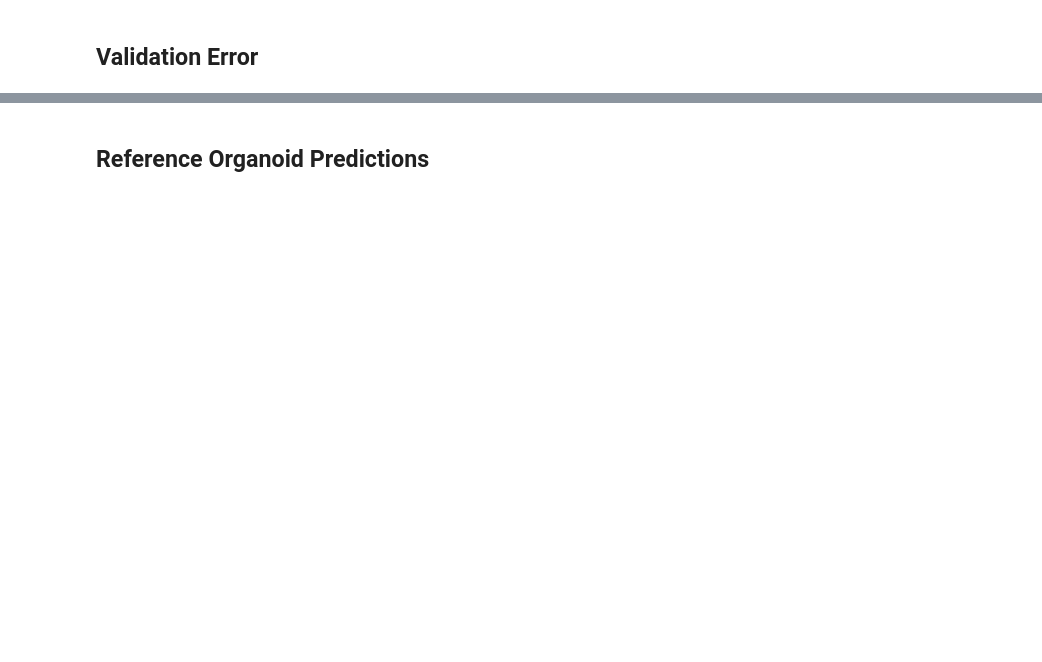
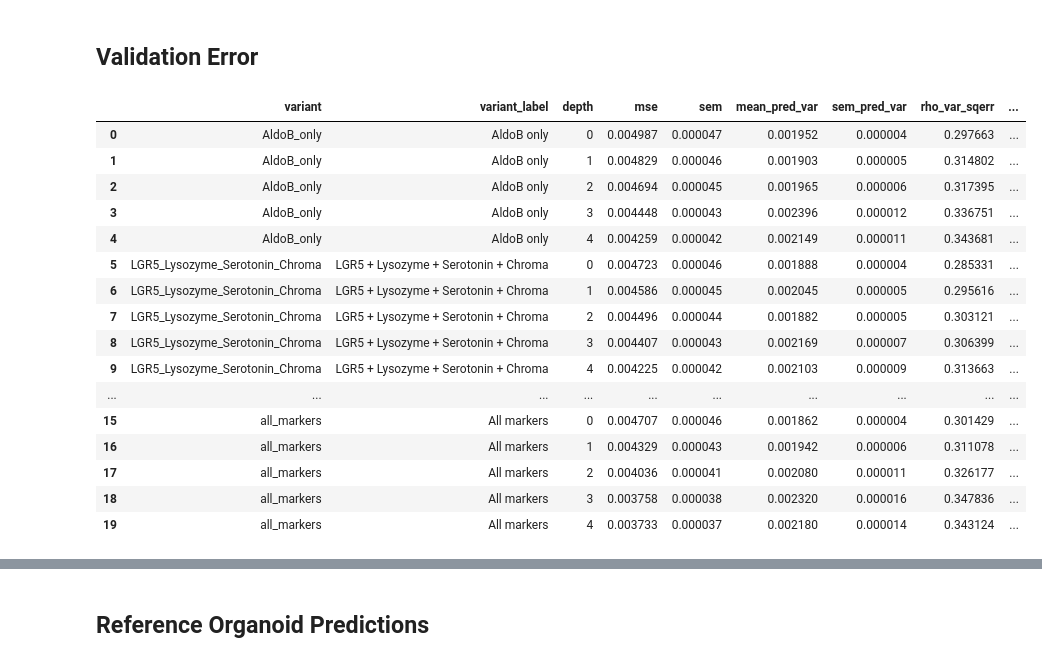
Before and after one commit to fskovbo/organoid_GNN, a Jupyter notebook: experiments/marker_subset_depth_comparison.ipynb, the cells around one changed output, grey strips where cells are left out. Saved outputs shown, nothing was run; the diff lists cells and outputs as text; code cells hidden in the pictures; blank space fills up the shorter version.

```diff
--- a/experiments/marker_subset_depth_comparison.ipynb
+++ b/experiments/marker_subset_depth_comparison.ipynb
@@ -424,6 +498,8 @@ print("Finished training", len(trained_models), "models.")
 # %% [markdown]
 ## Validation Error
 # %%
+from scipy.stats import spearmanr
+
 from src.inference.predict import predict_targets
 
 
@@ -438,6 +514,20 @@ def select_target_column(values, target_index=0):
     raise ValueError(f"Expected 1-D or 2-D target array, got shape {arr.shape}")
 
 
+def spearman_var_sqerr(pred_var, sq_err):
+    pred_var = np.asarray(pred_var, dtype=float).reshape(-1)
+    sq_err = np.asarray(sq_err, dtype=float).reshape(-1)
+    finite = np.isfinite(pred_var) & np.isfinite(sq_err)
+    pred_var = pred_var[finite]
+    sq_err = sq_err[finite]
+
+    if len(pred_var) < 2 or np.unique(pred_var).size < 2 or np.unique(sq_err).size < 2:
+        return np.nan, np.nan, int(len(pred_var))
+
+    rho, pval = spearmanr(pred_var, sq_err)
+    return float(rho), float(pval), int(len(pred_var))
+
+
 predictions_by_variant_depth = {}
 mse_rows = []
 truth_reference = None
@@ -445,38 +535,68 @@ truth_reference = None
 for variant_name, pack in feature_data.items():
     for depth in DEPTHS:
         model = trained_models[(variant_name, int(depth))]
-        y_true, y_pred, X_pred = predict_targets(
+        y_true, y_pred, log_var, X_pred = predict_targets(
             pack["g_val"],
             model,
             device=device,
             batch_size=PREDICT_BATCH_SIZE,
             target_transform=target_transform,
+            return_log_var=True,
         )
 
         y_true_plot = select_target_column(y_true, TARGET_INDEX_FOR_PLOTS)
         y_pred_plot = select_target_column(y_pred, TARGET_INDEX_FOR_PLOTS)
+        log_var_plot = select_target_column(log_var, TARGET_INDEX_FOR_PLOTS)
+        pred_var_plot = np.exp(log_var_plot)
         sq_err = (y_pred_plot - y_true_plot) ** 2
+        rho_var_sqerr, pval_var_sqerr, n_corr = spearman_var_sqerr(pred_var_plot, sq_err)
 
         if truth_reference is None:
             truth_reference = y_true_plot.copy()
         elif not np.allclose(truth_reference, y_true_plot, equal_nan=True):
             raise RuntimeError("Validation truth differs between feature variants; split/base graphs are not aligned.")
 
         predictions_by_variant_depth[(variant_name, int(depth))] = {
             "y_true": y_true_plot,
             "y_pred": y_pred_plot,
+            "log_var": log_var_plot,
+            "pred_var": pred_var_plot,
+            "sq_err": sq_err,
             "x": X_pred,
         }
         mse_rows.append(
             {
                 "variant": variant_name,
                 "variant_label": FEATURE_VARIANT_LABELS.get(variant_name, variant_name),
                 "depth": int(depth),
                 "mse": float(np.mean(sq_err)),
                 "sem": float(np.std(sq_err, ddof=1) / np.sqrt(len(sq_err))) if len(sq_err) > 1 else 0.0,
+                "mean_pred_var": float(np.mean(pred_var_plot)),
+                "sem_pred_var": float(np.std(pred_var_plot, ddof=1) / np.sqrt(len(pred_var_plot))) if len(pred_var_plot) > 1 else 0.0,
+                "rho_var_sqerr": rho_var_sqerr,
+                "pval_var_sqerr": pval_var_sqerr,
+                "n_corr": n_corr,
                 "n_nodes": int(len(sq_err)),
             }
         )
 
 mse_df = pd.DataFrame(mse_rows).sort_values(["variant", "depth"]).reset_index(drop=True)
 display(mse_df)
+# %% [output]
+|  | variant | variant_label | depth | mse | sem | mean_pred_var | sem_pred_var | rho_var_sqerr | ... |
+| 0 | AldoB_only | AldoB only | 0 | 0.004987 | 0.000047 | 0.001952 | 0.000004 | 0.297663 | ... |
+| 1 | AldoB_only | AldoB only | 1 | 0.004829 | 0.000046 | 0.001903 | 0.000005 | 0.314802 | ... |
+| 2 | AldoB_only | AldoB only | 2 | 0.004694 | 0.000045 | 0.001965 | 0.000006 | 0.317395 | ... |
+| 3 | AldoB_only | AldoB only | 3 | 0.004448 | 0.000043 | 0.002396 | 0.000012 | 0.336751 | ... |
+| 4 | AldoB_only | AldoB only | 4 | 0.004259 | 0.000042 | 0.002149 | 0.000011 | 0.343681 | ... |
+| 5 | LGR5_Lysozyme_Serotonin_Chroma | LGR5 + Lysozyme + Serotonin + Chroma | 0 | 0.004723 | 0.000046 | 0.001888 | 0.000004 | 0.285331 | ... |
+| 6 | LGR5_Lysozyme_Serotonin_Chroma | LGR5 + Lysozyme + Serotonin + Chroma | 1 | 0.004586 | 0.000045 | 0.002045 | 0.000005 | 0.295616 | ... |
+| 7 | LGR5_Lysozyme_Serotonin_Chroma | LGR5 + Lysozyme + Serotonin + Chroma | 2 | 0.004496 | 0.000044 | 0.001882 | 0.000005 | 0.303121 | ... |
+| 8 | LGR5_Lysozyme_Serotonin_Chroma | LGR5 + Lysozyme + Serotonin + Chroma | 3 | 0.004407 | 0.000043 | 0.002169 | 0.000007 | 0.306399 | ... |
+| 9 | LGR5_Lysozyme_Serotonin_Chroma | LGR5 + Lysozyme + Serotonin + Chroma | 4 | 0.004225 | 0.000042 | 0.002103 | 0.000009 | 0.313663 | ... |
+| ... | ... | ... | ... | ... | ... | ... | ... | ... | ... |
+| 15 | all_markers | All markers | 0 | 0.004707 | 0.000046 | 0.001862 | 0.000004 | 0.301429 | ... |
+| 16 | all_markers | All markers | 1 | 0.004329 | 0.000043 | 0.001942 | 0.000006 | 0.311078 | ... |
+| 17 | all_markers | All markers | 2 | 0.004036 | 0.000041 | 0.002080 | 0.000011 | 0.326177 | ... |
+| 18 | all_markers | All markers | 3 | 0.003758 | 0.000038 | 0.002320 | 0.000016 | 0.347836 | ... |
+| 19 | all_markers | All markers | 4 | 0.003733 | 0.000037 | 0.002180 | 0.000014 | 0.343124 | ... |
```
Also changed, not shown: parts of 16 cells of this notebook, 8 other files.
